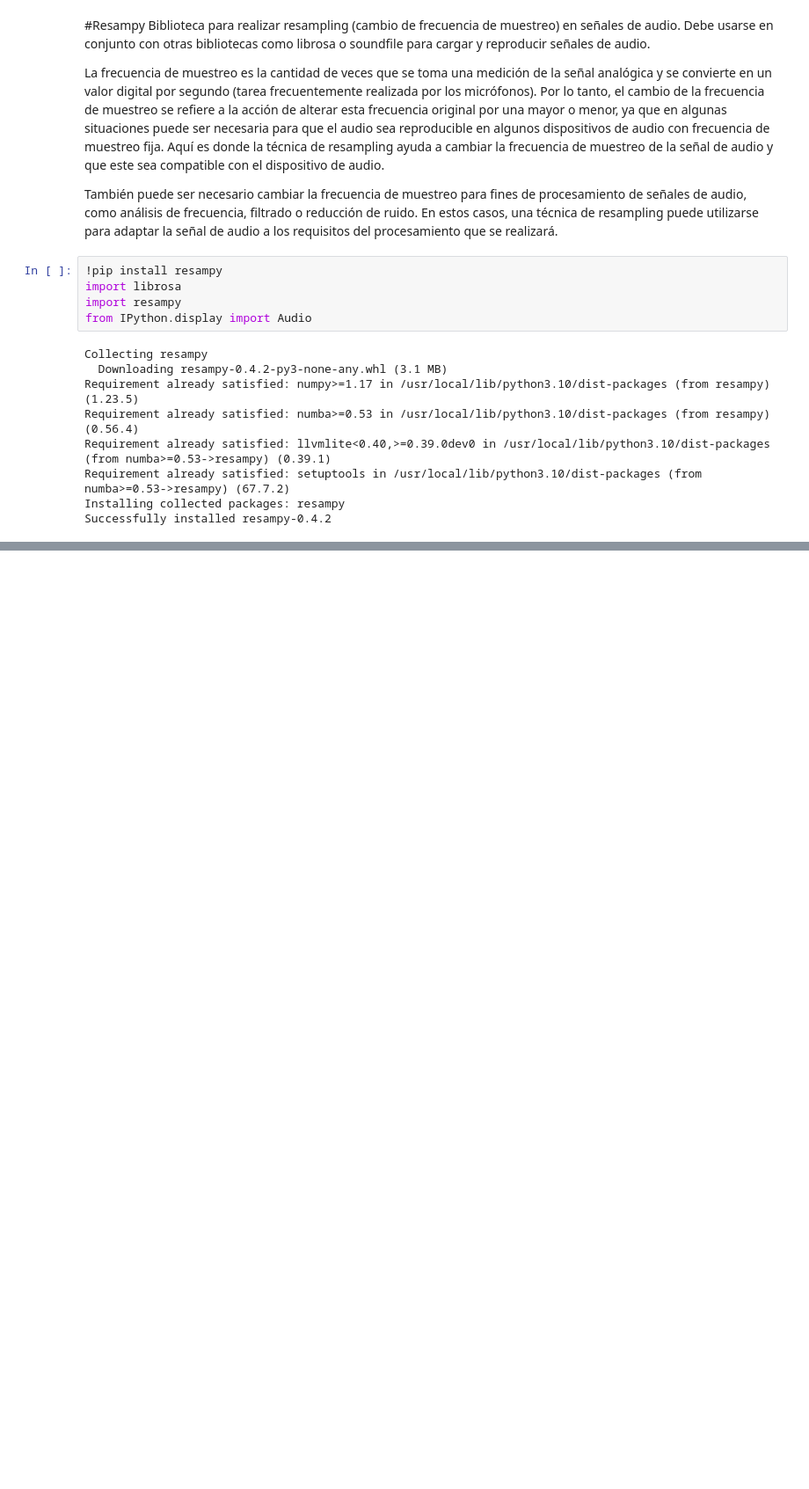
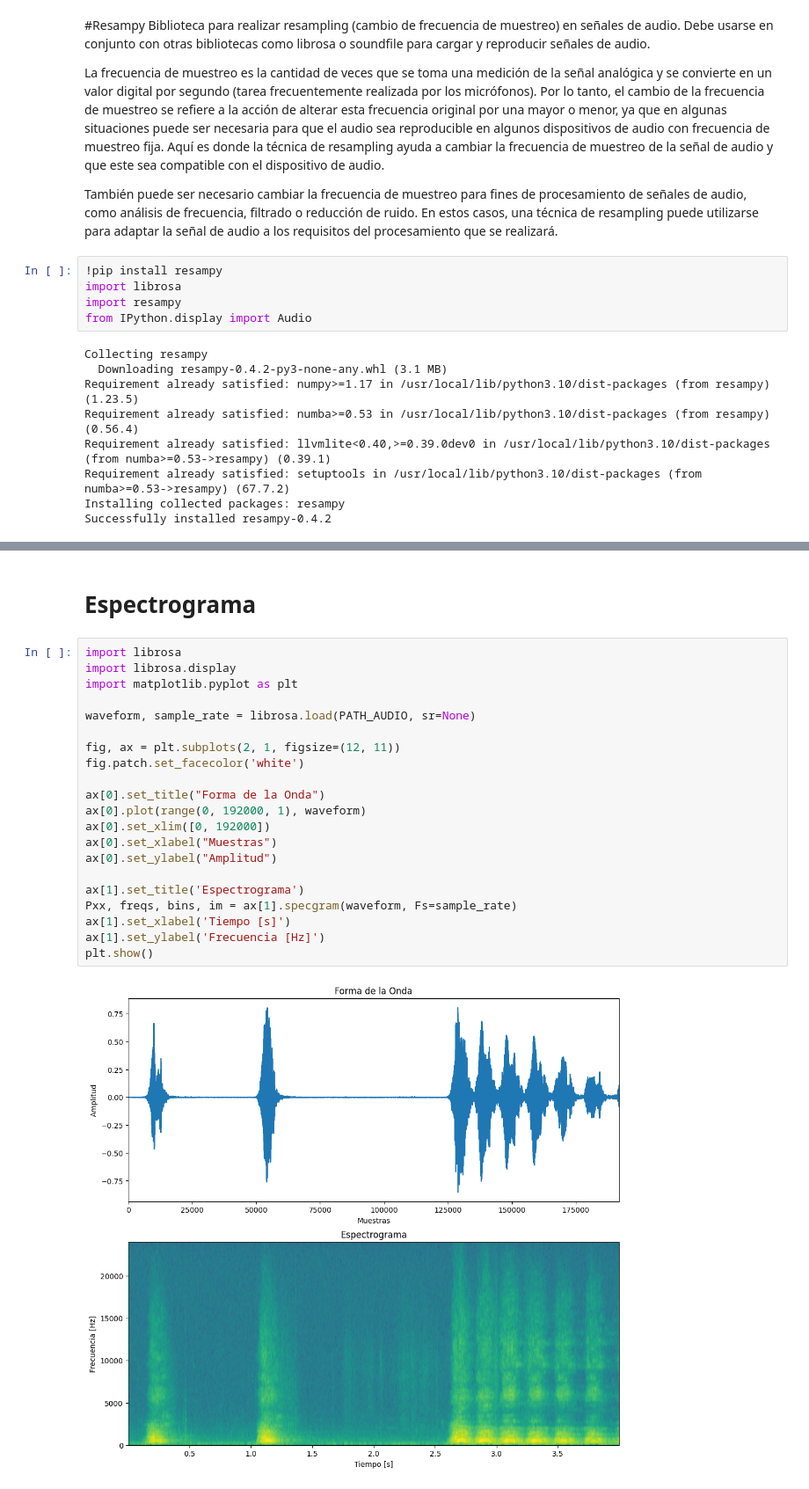
Before and after one commit to sebascarag/AI-SyntheticSound, a Jupyter notebook: Playing Audio.ipynb, the cells around one changed output, grey strips where cells are left out. Shown at 88% size. Saved outputs shown, nothing was run; the diff lists cells and outputs as text; blank space fills up the shorter version.

Commit message:
Add Plot Spectrogram

```diff
--- a/Playing Audio.ipynb
+++ b/Playing Audio.ipynb
@@ -471,3 +471,28 @@ re_resampled = resampy.resample(re_lib_data, re_lib_samplerate, re_new_sr)
 Audio(data=re_resampled, rate=re_new_sr)
 # %% [output]
 [interactive output not drawn]
+# %% [markdown]
+# Espectrograma
+# %%
+import librosa
+import librosa.display
+import matplotlib.pyplot as plt
+
+waveform, sample_rate = librosa.load(PATH_AUDIO, sr=None)
+
+fig, ax = plt.subplots(2, 1, figsize=(12, 11))
+fig.patch.set_facecolor('white')
+
+ax[0].set_title("Forma de la Onda")
+ax[0].plot(range(0, 192000, 1), waveform)
+ax[0].set_xlim([0, 192000])
+ax[0].set_xlabel("Muestras")
+ax[0].set_ylabel("Amplitud")
+
+ax[1].set_title('Espectrograma')
+Pxx, freqs, bins, im = ax[1].specgram(waveform, Fs=sample_rate)
+ax[1].set_xlabel('Tiempo [s]')
+ax[1].set_ylabel('Frecuencia [Hz]')
+plt.show()
+# %% [output]
+[figure, added]
```
